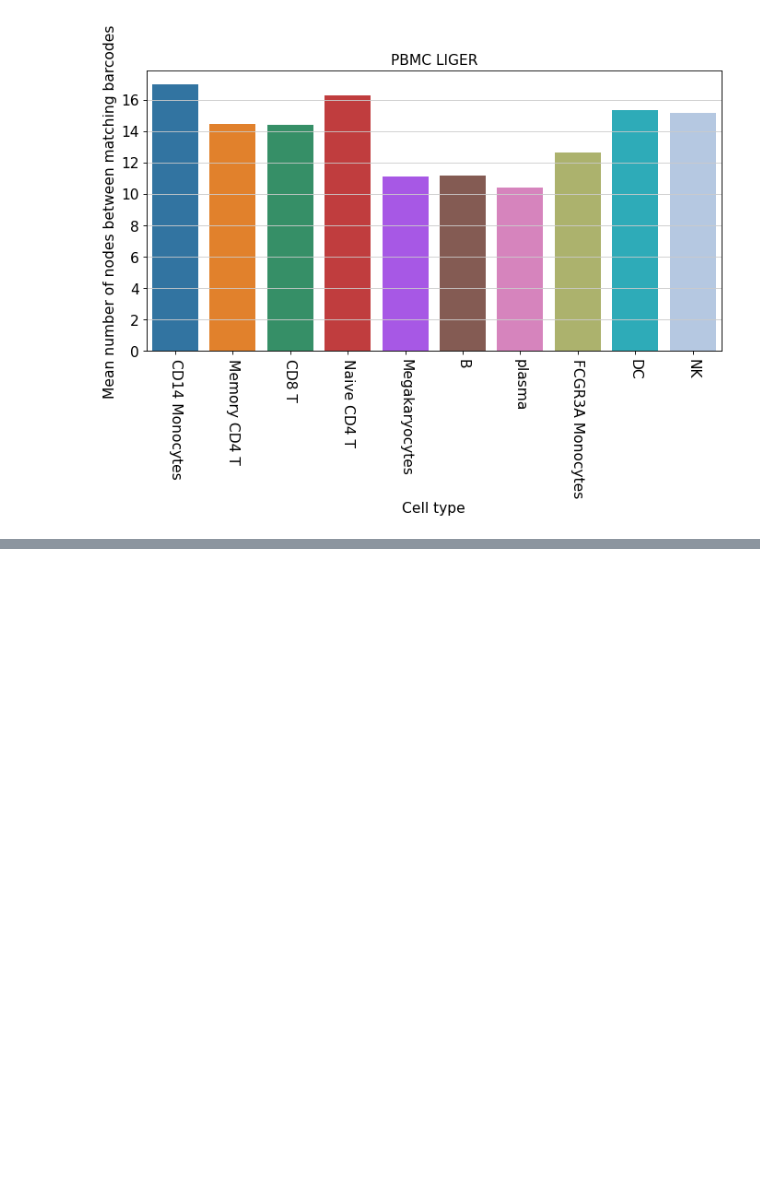
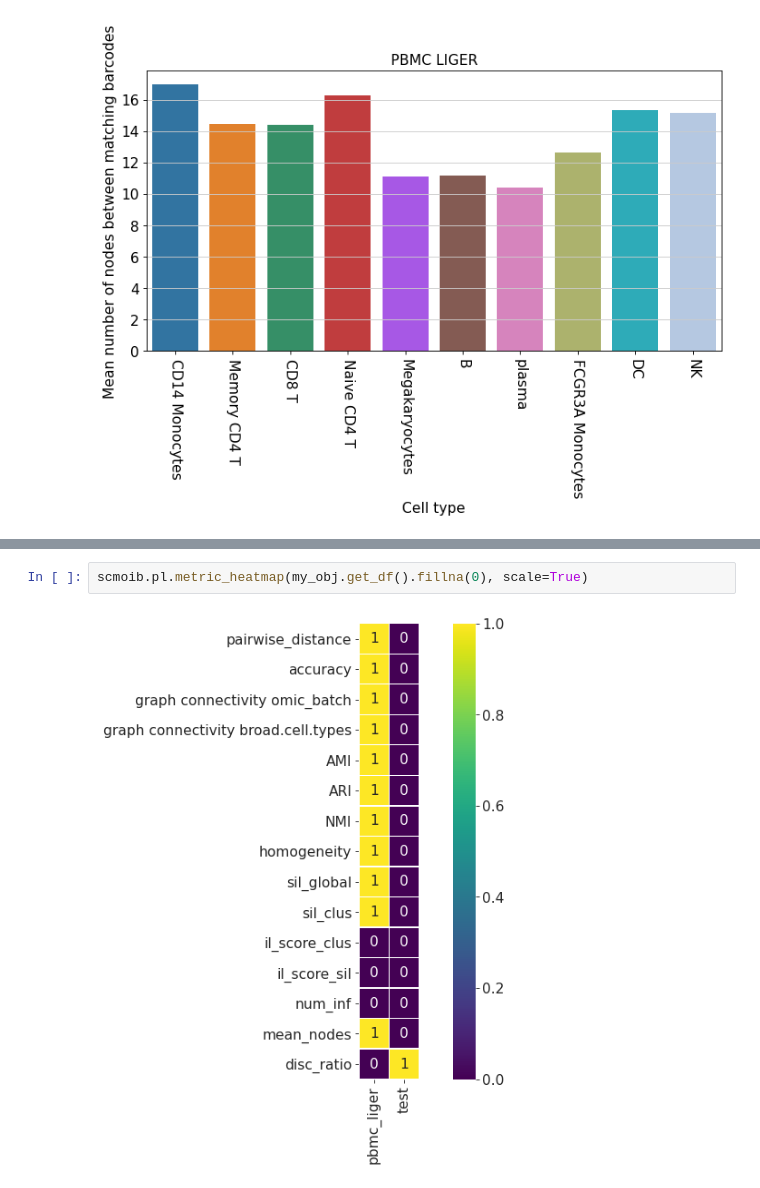
Before and after one commit to colomemaria/scmoib-package, a Jupyter notebook: notebooks/demo_scmoib.ipynb, the cells around one changed output, grey strips where cells are left out. Drawn from its saved outputs; the diff is of its cells as text; blank space fills up the shorter version.

```diff
--- a/notebooks/demo_scmoib.ipynb
+++ b/notebooks/demo_scmoib.ipynb
@@ -234,0 +284,4 @@ KeyError: 'seurat_clusters_colors'
+# %%
+scmoib.pl.metric_heatmap(my_obj.get_df().fillna(0), scale=True)
+# %% [output]
+[figure, added]
```
Also changed, not shown: parts of 29 cells of this notebook, 2 other files.
